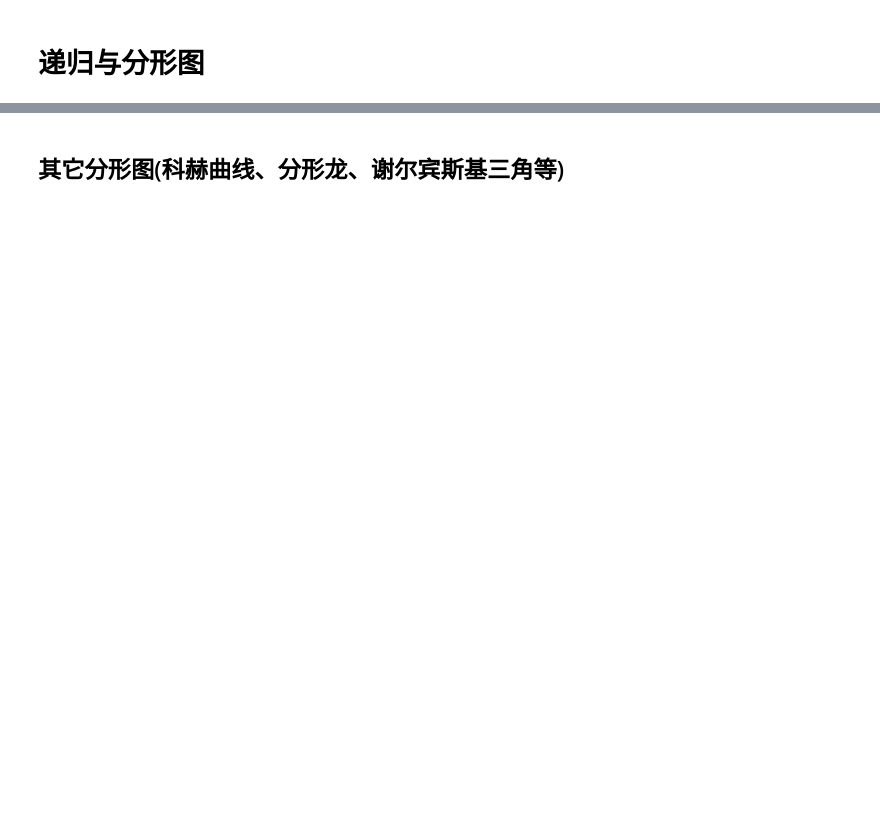
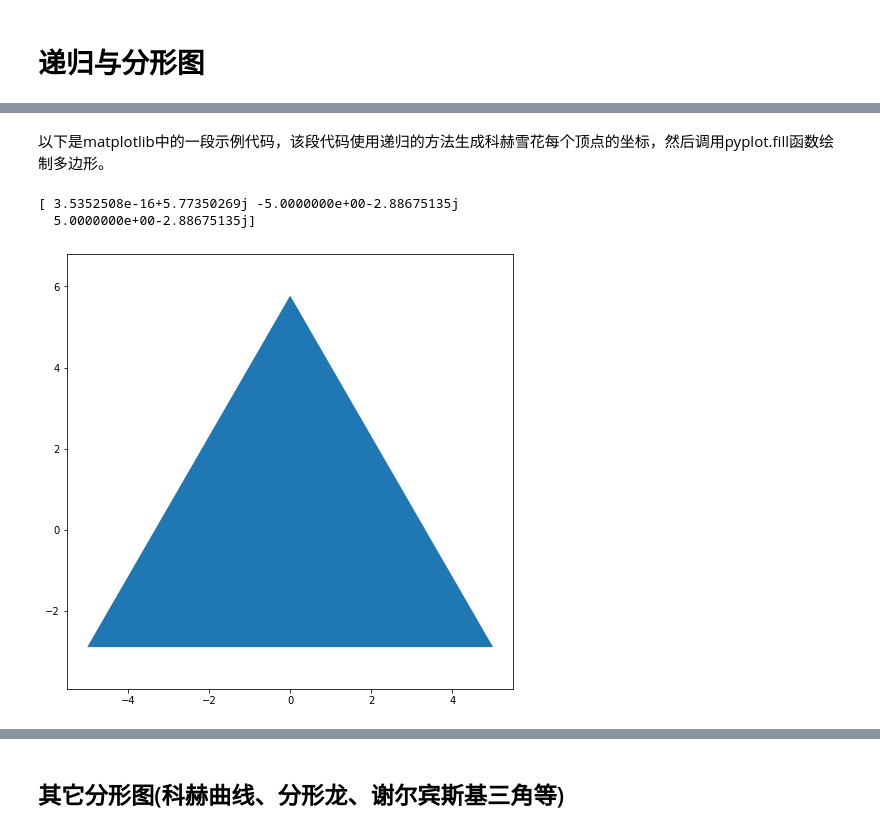
Before and after one commit to samuelzq/python_math, a Jupyter notebook: ch11/chp11.ipynb, the cells around one changed output, grey strips where cells are left out. Drawn from its saved outputs; the diff is of its cells as text; code cells hidden in the pictures; blank space fills up the shorter version.

```diff
--- a/ch11/chp11.ipynb
+++ b/ch11/chp11.ipynb
@@ -124,0 +75,2 @@ time= 0.6162699999999997
+# %% [markdown]
+以下是matplotlib中的一段示例代码，该段代码使用递归的方法生成科赫雪花每个顶点的坐标，然后调用pyplot.fill函数绘制多边形。
@@ -124,0 +120,11 @@ time= 0.6162699999999997
+# %%
+x, y = koch_snowflake(order=0)
+
+plt.figure(figsize=(8, 8))
+plt.axis('equal')
+plt.fill(x, y)
+plt.show()
+# %% [output]
+[ 3.5352508e-16+5.77350269j -5.0000000e+00-2.88675135j
+  5.0000000e+00-2.88675135j]
+[figure, added]
```
Also changed, not shown: parts of 43 cells of this notebook.
